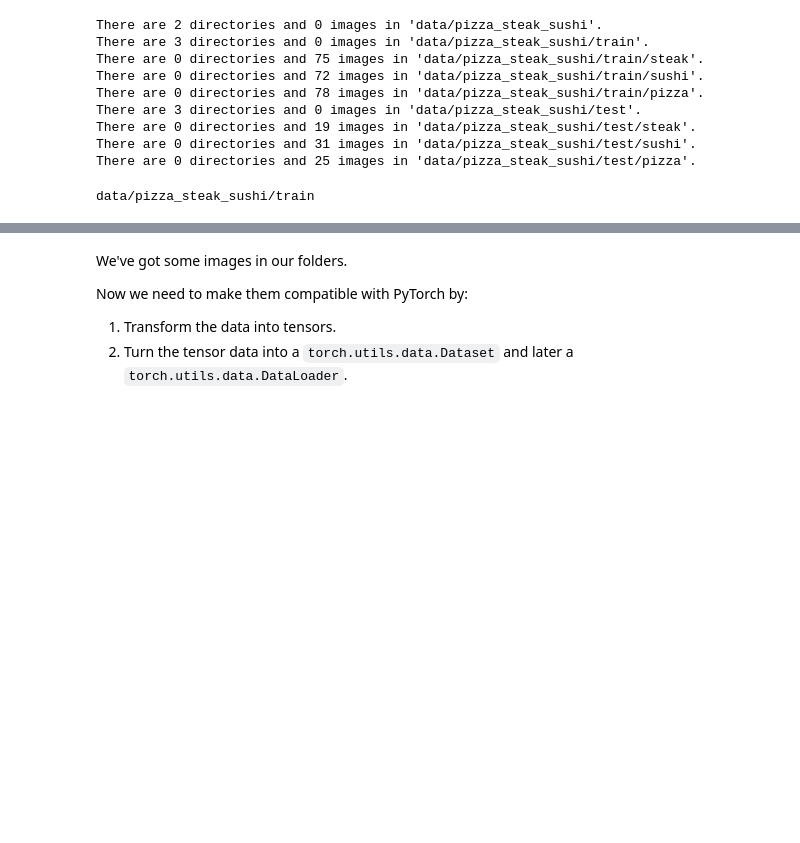
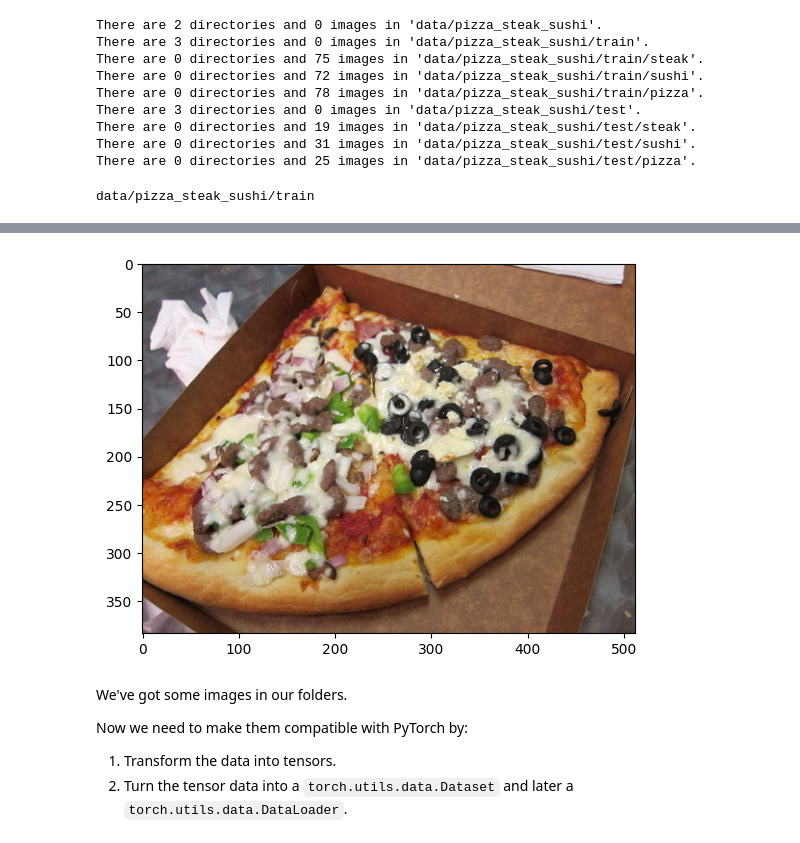
Before and after one commit to walledhany/House_price_kaggel, a Jupyter notebook: extras/exercises/04_pytorch_custom_datasets_exercises.ipynb, the cells around one changed output, grey strips where cells are left out. Cells and saved outputs as stored; diff of their text form; code cells hidden in the pictures; blank space fills up the shorter version.

```diff
--- a/extras/exercises/04_pytorch_custom_datasets_exercises.ipynb
+++ b/extras/exercises/04_pytorch_custom_datasets_exercises.ipynb
@@ -125,3 +125,9 @@ img
+# %%
+import matplotlib.pyplot as plt
+plt.show(img)
+imgplot = plt.imshow(img)
+# %% [output]
+[figure, added]
 # %%
 # Do the image visualization with matplotlib
 # %% [markdown]
```
Also changed, not shown: parts of 10 cells of this notebook.
